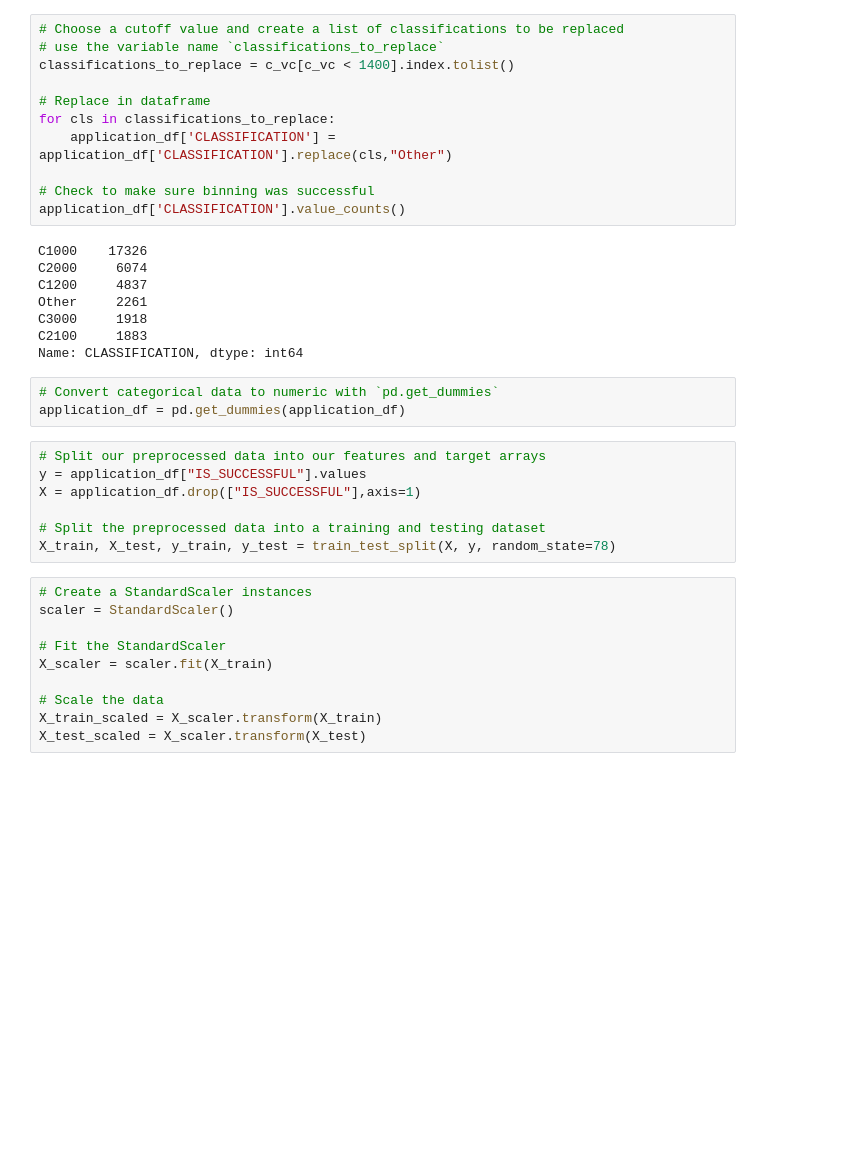
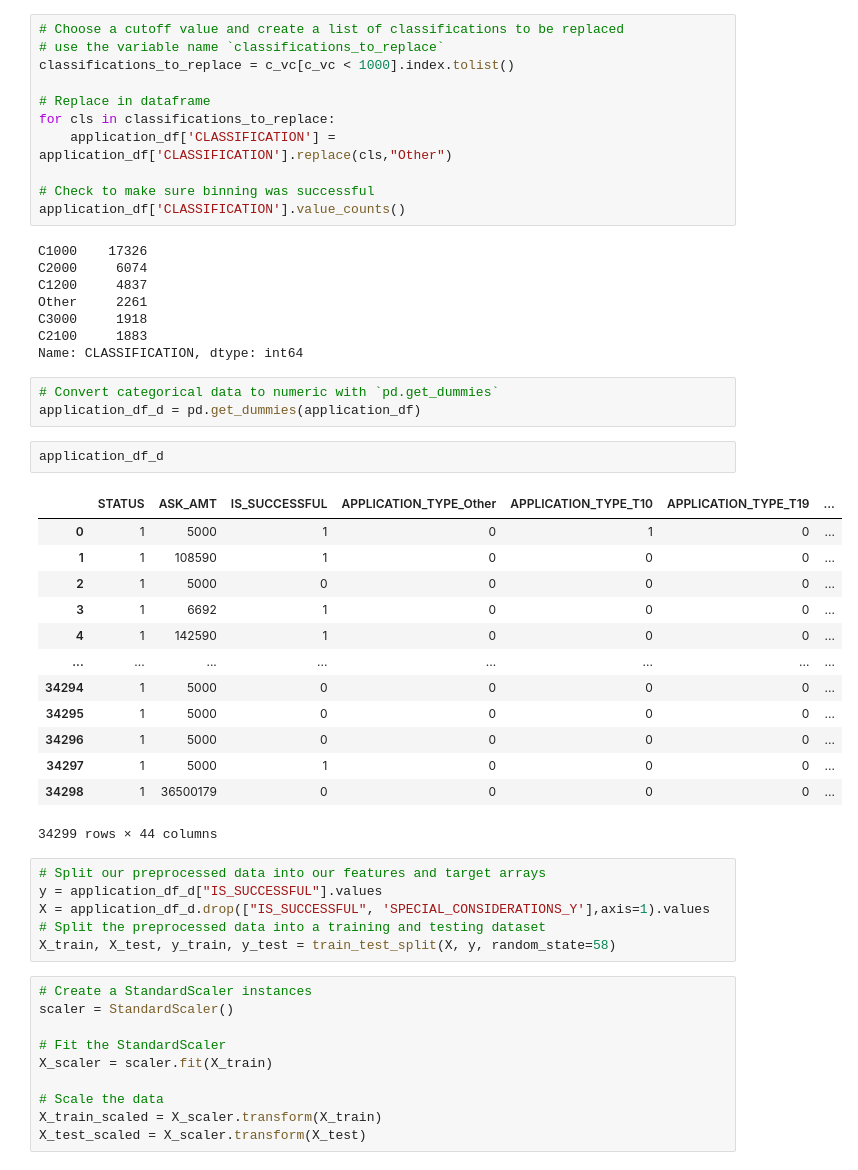
Before and after one commit to BMO777/deep-learning-challenge, a Jupyter notebook: Deep_Learning/AlphabetSoupCharity_Optimization.ipynb, the cells around one changed output. Saved outputs shown, nothing was run; the diff lists cells and outputs as text; blank space fills up the shorter version.

```diff
--- a/Deep_Learning/AlphabetSoupCharity_Optimization.ipynb
+++ b/Deep_Learning/AlphabetSoupCharity_Optimization.ipynb
@@ -114,7 +119,7 @@ Name: CLASSIFICATION, dtype: int64
 # %%
 # Choose a cutoff value and create a list of classifications to be replaced
 # use the variable name `classifications_to_replace`
-classifications_to_replace = c_vc[c_vc < 1400].index.tolist()
+classifications_to_replace = c_vc[c_vc < 1000].index.tolist()
 
 # Replace in dataframe
 for cls in classifications_to_replace:
@@ -132,14 +137,29 @@ C2100     1883
 Name: CLASSIFICATION, dtype: int64
 # %%
 # Convert categorical data to numeric with `pd.get_dummies`
-application_df = pd.get_dummies(application_df)
+application_df_d = pd.get_dummies(application_df)
+# %%
+application_df_d
+# %% [output]
+|  | STATUS | ASK_AMT | IS_SUCCESSFUL | APPLICATION_TYPE_Other | APPLICATION_TYPE_T10 | APPLICATION_TYPE_T19 | ... |
+| 0 | 1 | 5000 | 1 | 0 | 1 | 0 | ... |
+| 1 | 1 | 108590 | 1 | 0 | 0 | 0 | ... |
+| 2 | 1 | 5000 | 0 | 0 | 0 | 0 | ... |
+| 3 | 1 | 6692 | 1 | 0 | 0 | 0 | ... |
+| 4 | 1 | 142590 | 1 | 0 | 0 | 0 | ... |
+| ... | ... | ... | ... | ... | ... | ... | ... |
+| 34294 | 1 | 5000 | 0 | 0 | 0 | 0 | ... |
+| 34295 | 1 | 5000 | 0 | 0 | 0 | 0 | ... |
+| 34296 | 1 | 5000 | 0 | 0 | 0 | 0 | ... |
+| 34297 | 1 | 5000 | 1 | 0 | 0 | 0 | ... |
+| 34298 | 1 | 36500179 | 0 | 0 | 0 | 0 | ... |
+34299 rows × 44 columns
 # %%
 # Split our preprocessed data into our features and target arrays
-y = application_df["IS_SUCCESSFUL"].values
-X = application_df.drop(["IS_SUCCESSFUL"],axis=1)
-
+y = application_df_d["IS_SUCCESSFUL"].values
+X = application_df_d.drop(["IS_SUCCESSFUL", 'SPECIAL_CONSIDERATIONS_Y'],axis=1).values
 # Split the preprocessed data into a training and testing dataset
-X_train, X_test, y_train, y_test = train_test_split(X, y, random_state=78)
+X_train, X_test, y_train, y_test = train_test_split(X, y, random_state=58)
 # %%
 # Create a StandardScaler instances
 scaler = StandardScaler()
```
Also changed, not shown: parts of 8 cells of this notebook.
